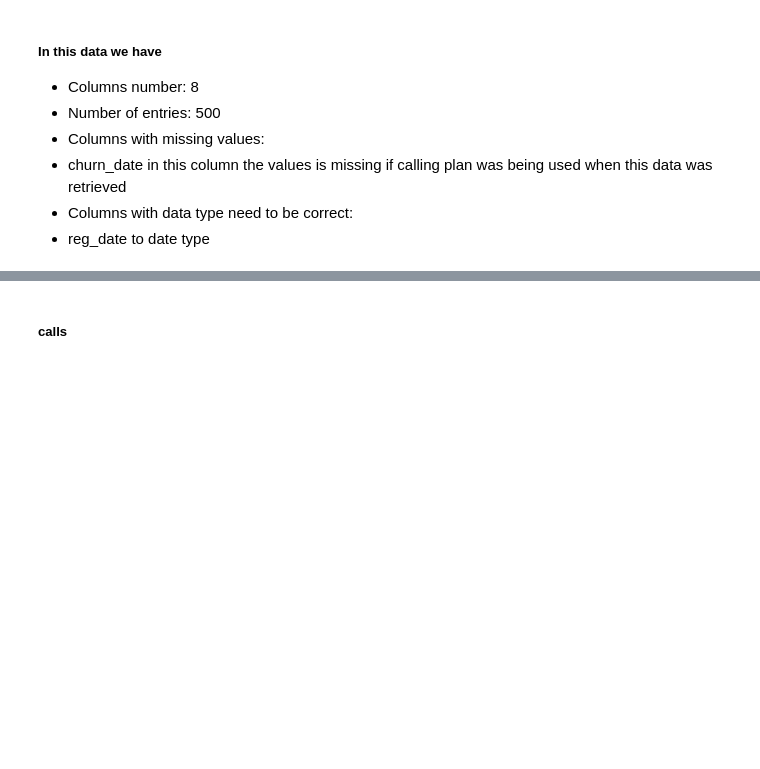
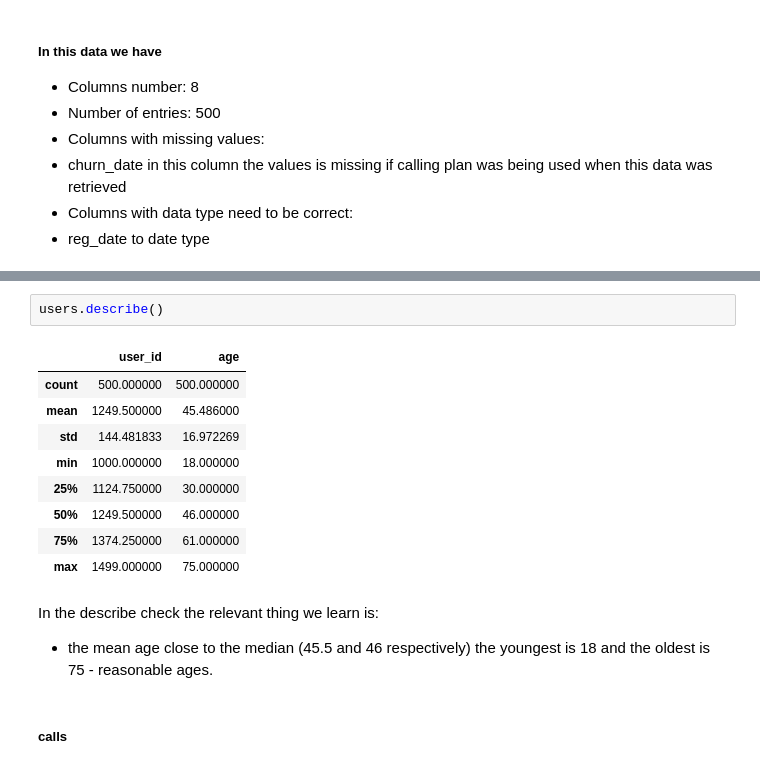
Before and after one commit to nirgalili/practicum100_SDA_project_telecom_operator, a Jupyter notebook: SDA_nir_galili_v1.ipynb, the cells around one changed output, grey strips where cells are left out. Drawn from its saved outputs; the diff is of its cells as text; blank space fills up the shorter version.

```diff
--- a/SDA_nir_galili_v1.ipynb
+++ b/SDA_nir_galili_v1.ipynb
@@ -101,3 +109,18 @@ users.head()
+# %%
+users.describe()
+# %% [output]
+|  | user_id | age |
+| count | 500.000000 | 500.000000 |
+| mean | 1249.500000 | 45.486000 |
+| std | 144.481833 | 16.972269 |
+| min | 1000.000000 | 18.000000 |
+| 25% | 1124.750000 | 30.000000 |
+| 50% | 1249.500000 | 46.000000 |
+| 75% | 1374.250000 | 61.000000 |
+| max | 1499.000000 | 75.000000 |
+# %% [markdown]
+In the describe check the relevant thing we learn is:
+- the mean age close to the median (45.5 and 46 respectively) the youngest is 18 and the oldest is 75 - reasonable ages.
 # %% [markdown]
 ##### calls
 # %% [markdown]
```
Also changed, not shown: parts of 11 cells of this notebook.
